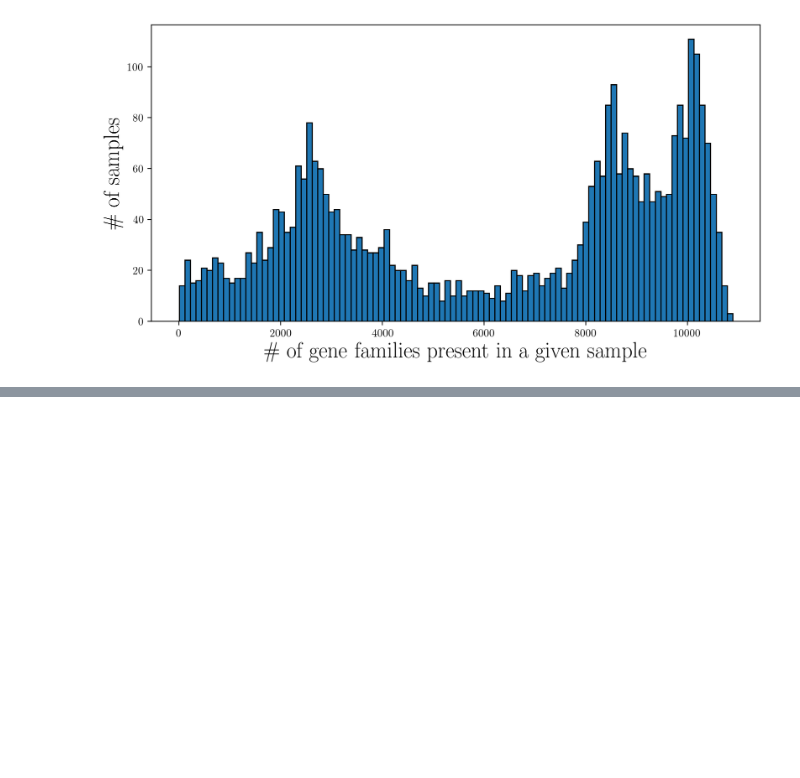
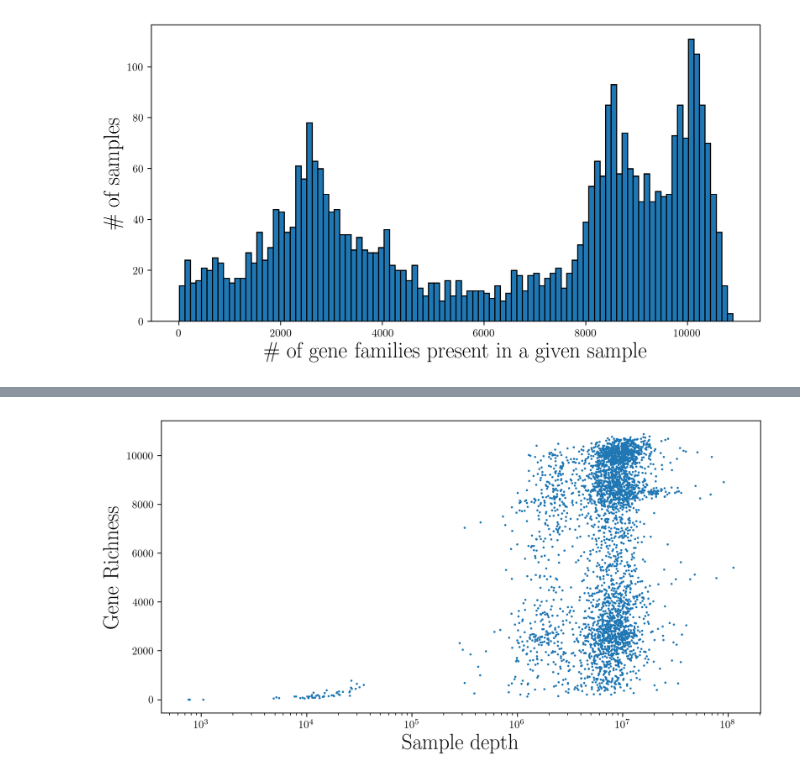
Before and after one commit to danielchang2002/MAGIC, a Jupyter notebook: src/plot_gene_richness.ipynb, the cells around one changed output, grey strips where cells are left out. Saved outputs shown, nothing was run; the diff lists cells and outputs as text; code cells hidden in the pictures; blank space fills up the shorter version.

```diff
--- a/src/plot_gene_richness.ipynb
+++ b/src/plot_gene_richness.ipynb
@@ -45,0 +99,3 @@ plt.show()
+# %%
+metadata["Gene Richness"] = counts
+metadata
@@ -45,0 +117,3 @@ plt.show()
+# %%
+metadata["Gene Richness"] = (gene_families_clean > 0).sum(axis=1)
+metadata
@@ -45,0 +135,10 @@ plt.show()
+# %%
+plt.figure(figsize=(10, 5), dpi=200)
+
+plt.scatter(metadata["depth"], metadata["Gene Richness"], s=1)
+plt.xlabel("Sample depth", fontsize=20)
+plt.ylabel("Gene Richness", fontsize=20)
+
+plt.xscale("log")
+# %% [output]
+[figure, added]
```
Also changed, not shown: parts of 7 cells of this notebook, 8 other files.
